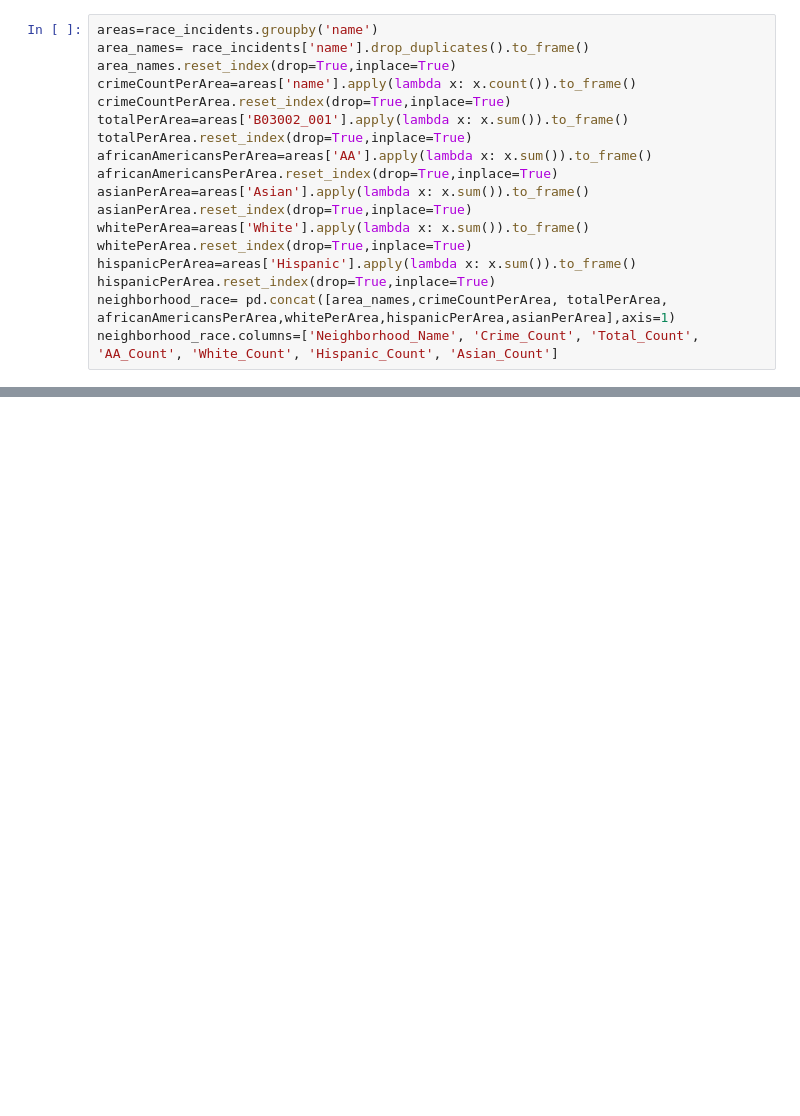
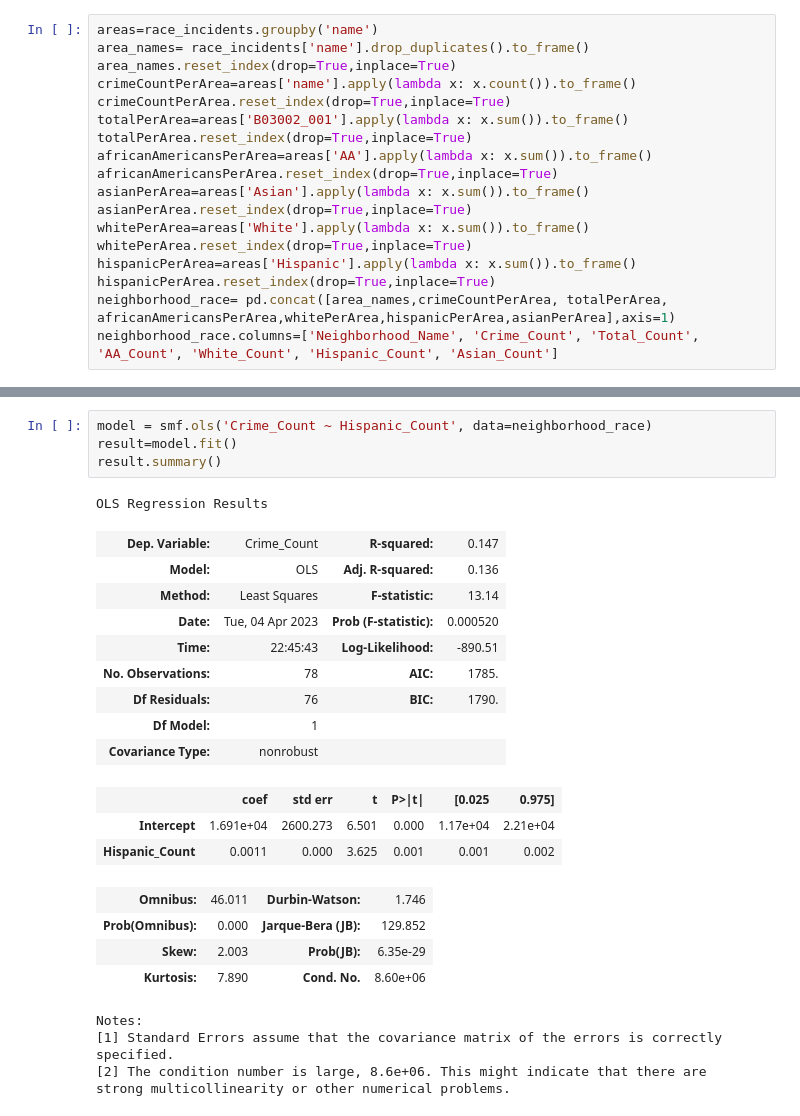
Before and after one commit to Icejuiceisgood/policeDataSet330Final, a Jupyter notebook: detroit_crimes.ipynb, the cells around one changed output, grey strips where cells are left out. Cells and saved outputs as stored; diff of their text form; blank space fills up the shorter version.

```diff
--- a/detroit_crimes.ipynb
+++ b/detroit_crimes.ipynb
@@ -372,0 +425,26 @@ strong multicollinearity or other numerical problems.
+# %%
+model = smf.ols('Crime_Count ~ Hispanic_Count', data=neighborhood_race)
+result=model.fit()
+result.summary()
+# %% [output]
+OLS Regression Results
+| Dep. Variable: | Crime_Count | R-squared: | 0.147 |
+| Model: | OLS | Adj. R-squared: | 0.136 |
+| Method: | Least Squares | F-statistic: | 13.14 |
+| Date: | Tue, 04 Apr 2023 | Prob (F-statistic): | 0.000520 |
+| Time: | 22:45:43 | Log-Likelihood: | -890.51 |
+| No. Observations: | 78 | AIC: | 1785. |
+| Df Residuals: | 76 | BIC: | 1790. |
+| Df Model: | 1 |  |  |
+| Covariance Type: | nonrobust |  |  |
+|  | coef | std err | t | P>|t| | [0.025 | 0.975] |
+| Intercept | 1.691e+04 | 2600.273 | 6.501 | 0.000 | 1.17e+04 | 2.21e+04 |
+| Hispanic_Count | 0.0011 | 0.000 | 3.625 | 0.001 | 0.001 | 0.002 |
+| Omnibus: | 46.011 | Durbin-Watson: | 1.746 |
+| Prob(Omnibus): | 0.000 | Jarque-Bera (JB): | 129.852 |
+| Skew: | 2.003 | Prob(JB): | 6.35e-29 |
+| Kurtosis: | 7.890 | Cond. No. | 8.60e+06 |
+Notes:
+[1] Standard Errors assume that the covariance matrix of the errors is correctly specified.
+[2] The condition number is large, 8.6e+06. This might indicate that there are
+strong multicollinearity or other numerical problems.
```
Also changed, not shown: parts of 11 cells of this notebook.
